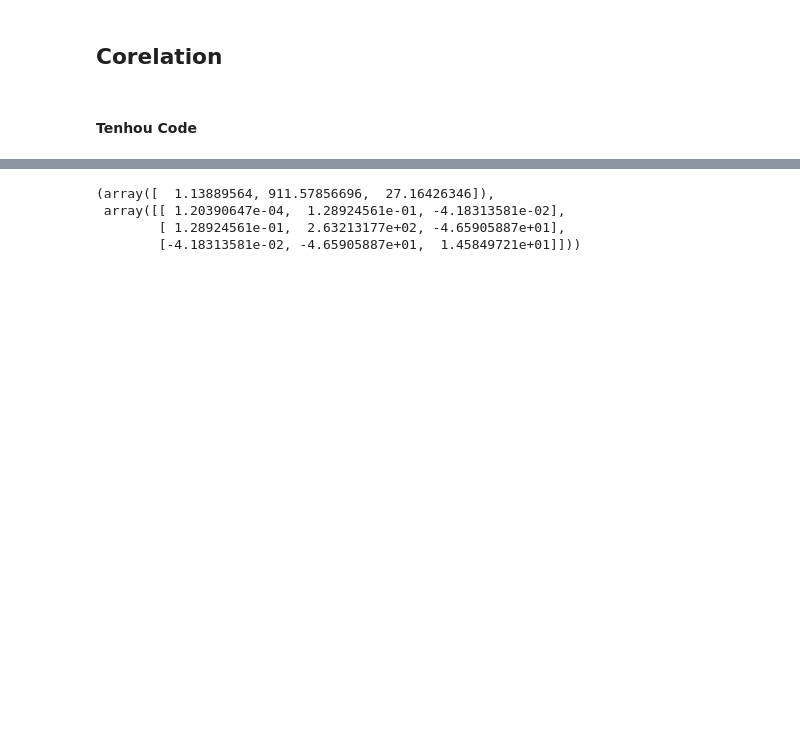
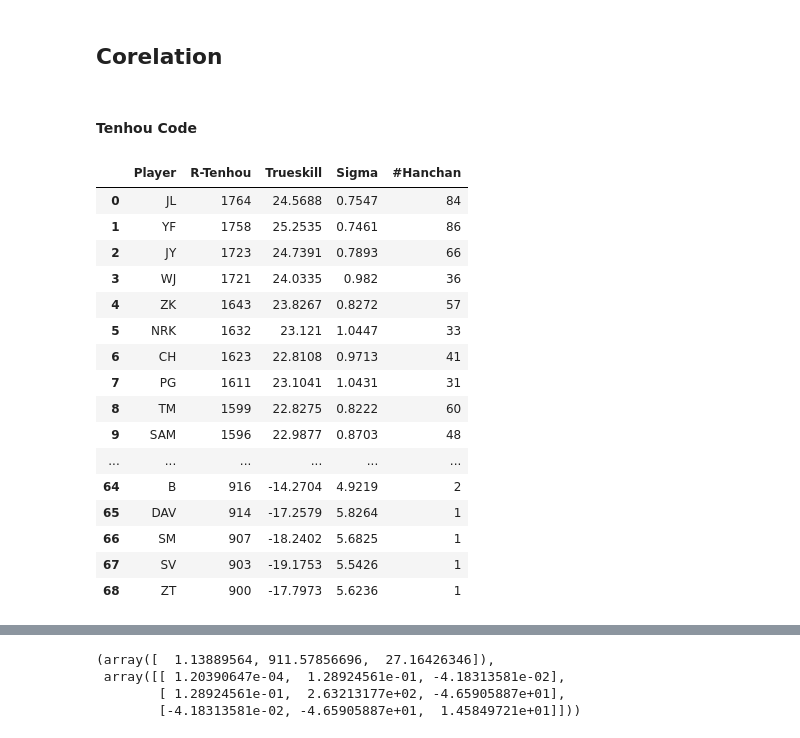
Before and after one commit to yvvvan/BMC-ELO, a Jupyter notebook: ELO_trueskill.ipynb, the cells around one changed output, grey strips where cells are left out. Cells and saved outputs as stored; diff of their text form; code cells hidden in the pictures; blank space fills up the shorter version.

```diff
--- a/ELO_trueskill.ipynb
+++ b/ELO_trueskill.ipynb
@@ -353,12 +353,31 @@ def get_r_value_all_tenhou(type=2, w=0.5, q=40, hanchan=60 , initial=900, correc
 # %%
 data1 = get_r_value_all_tenhou(type=2, w=0.5, q=40, initial=900, correction=40)
 data2 = get_r_value_all(mu=25, sigma=25/3, k=3)
 
 df_tenhou = pd.DataFrame(np.array([data1["Player"],data1["R-Value"]]).T,columns=['Player', 'R-Tenhou'])
-df_trueskill = pd.DataFrame(np.array([data2["Player"],data2["R-Value"],data2["#Hanchan"]]).T,columns=['Player', 'Trueskill','#Hanchan'])
+df_trueskill = pd.DataFrame(np.array([data2["Player"],data2["R-Value"],data2["sigma"],data2["#Hanchan"]]).T,columns=['Player', 'Trueskill','Sigma','#Hanchan'])
 
 df = pd.merge(df_tenhou,df_trueskill,on=['Player'])
 pd.set_option('display.max_rows', df.shape[0]+1)
+df
+# %% [output]
+|  | Player | R-Tenhou | Trueskill | Sigma | #Hanchan |
+| 0 | JL | 1764 | 24.5688 | 0.7547 | 84 |
+| 1 | YF | 1758 | 25.2535 | 0.7461 | 86 |
+| 2 | JY | 1723 | 24.7391 | 0.7893 | 66 |
+| 3 | WJ | 1721 | 24.0335 | 0.982 | 36 |
+| 4 | ZK | 1643 | 23.8267 | 0.8272 | 57 |
+| 5 | NRK | 1632 | 23.121 | 1.0447 | 33 |
+| 6 | CH | 1623 | 22.8108 | 0.9713 | 41 |
+| 7 | PG | 1611 | 23.1041 | 1.0431 | 31 |
+| 8 | TM | 1599 | 22.8275 | 0.8222 | 60 |
+| 9 | SAM | 1596 | 22.9877 | 0.8703 | 48 |
+| ... | ... | ... | ... | ... | ... |
+| 64 | B | 916 | -14.2704 | 4.9219 | 2 |
+| 65 | DAV | 914 | -17.2579 | 5.8264 | 1 |
+| 66 | SM | 907 | -18.2402 | 5.6825 | 1 |
+| 67 | SV | 903 | -19.1753 | 5.5426 | 1 |
+| 68 | ZT | 900 | -17.7973 | 5.6236 | 1 |
 # %%
 from scipy.optimize import curve_fit
 
```
Also changed, not shown: parts of 1 cell of this notebook.
